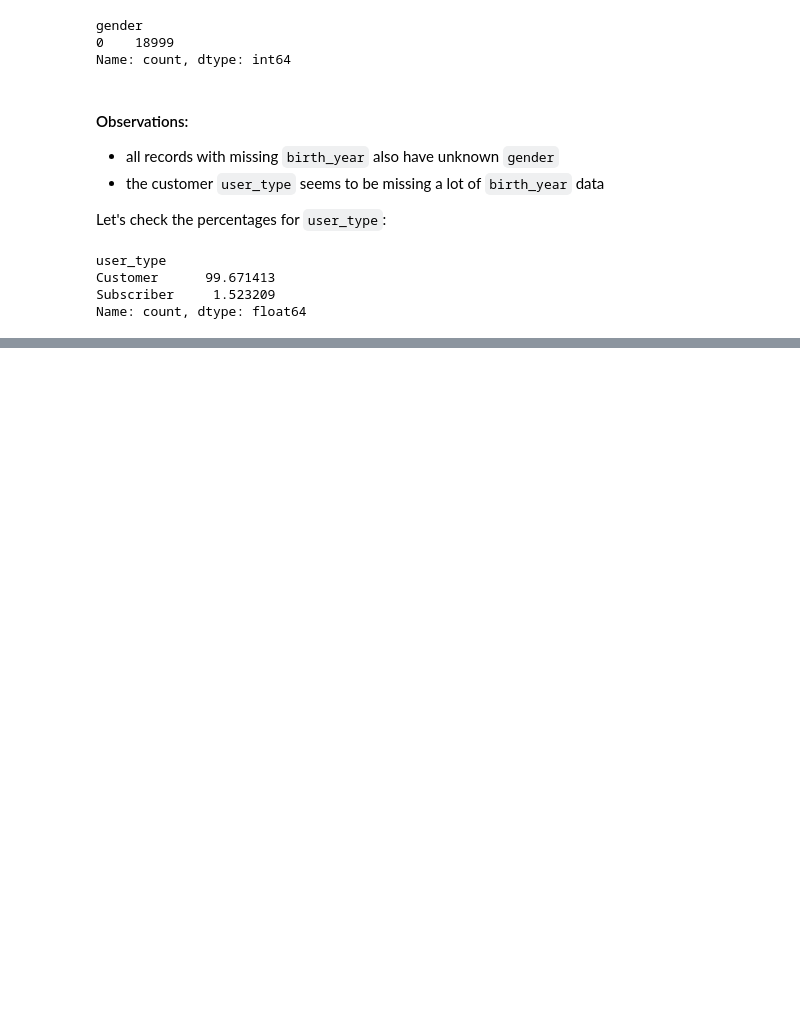
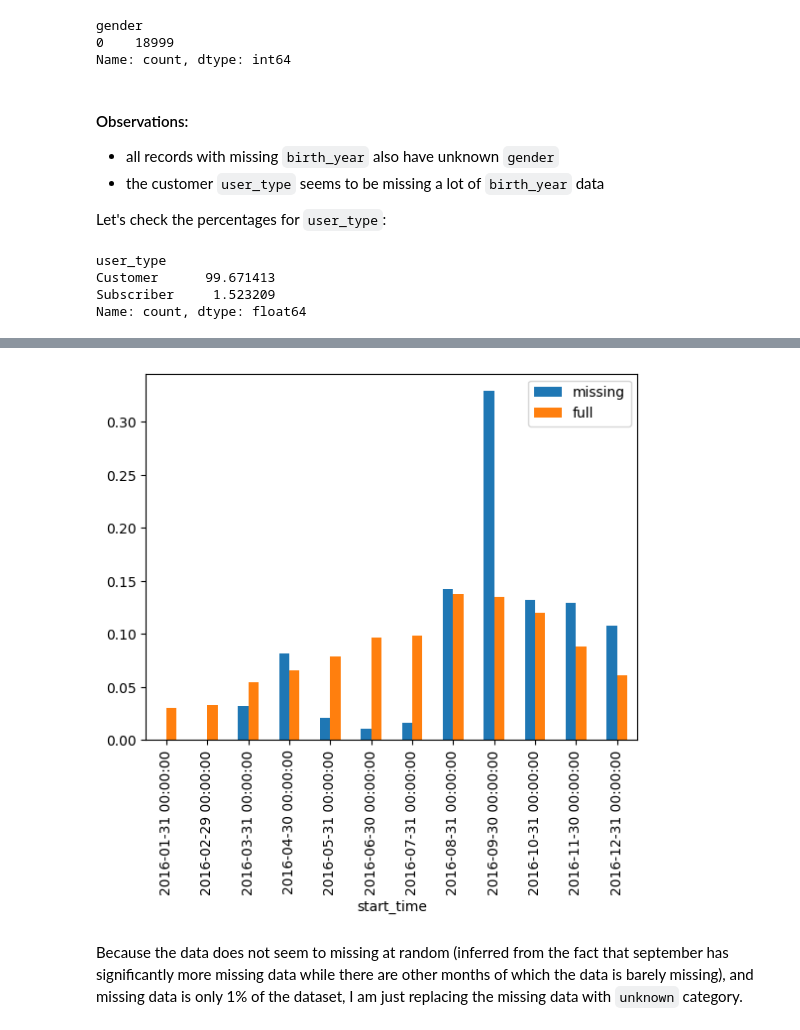
Before and after one commit to ethanenkhtur/bike_rental_data_management, a Jupyter notebook: project.ipynb, the cells around one changed output, grey strips where cells are left out. Cells and saved outputs as stored; diff of their text form; code cells hidden in the pictures; blank space fills up the shorter version.

Commit message:
Investigated and resolved missing user_type data by replacing null data with "Unknown"

```diff
--- a/project.ipynb
+++ b/project.ipynb
@@ -195,0 +203,5 @@ We won't delete records that are missing `birth_year`, since that would remove a
+# %%
+missing_user_type = df[df.user_type.isnull()]
+
+# checking condition
+((missing_user_type.birth_year.isnull()) | (missing_user_type.gender == 0)).sum()
@@ -195,0 +221,5 @@ We won't delete records that are missing `birth_year`, since that would remove a
+# %%
+my = (missing_user_type.resample('ME', on='start_time').count()['id'] / len(missing_user_type)).rename('missing')
+dy = (df.resample('ME',on='start_time').count()['id'] / len(df)).rename('full')
+# %%
+combo = pd.concat([my, dy], axis=1)
@@ -195,0 +241,6 @@ We won't delete records that are missing `birth_year`, since that would remove a
+# %%
+ax = combo.plot.bar()
+# %% [output]
+[figure, added]
+# %% [markdown]
+Because the data does not seem to missing at random (inferred from the fact that september has significantly more missing data while there are other months of which the data is barely missing), and missing data is only 1% of the dataset, I am just replacing the missing data with `unknown` category.
```
Also changed, not shown: parts of 10 cells of this notebook.
